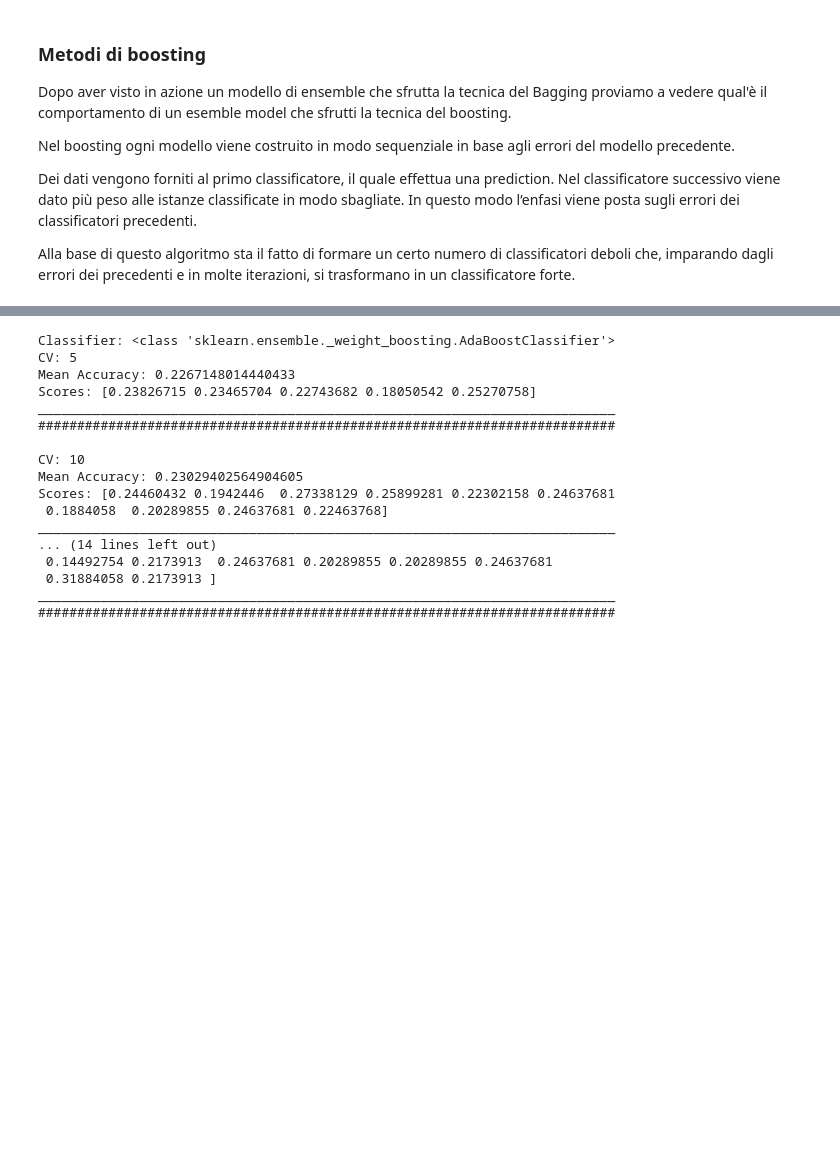
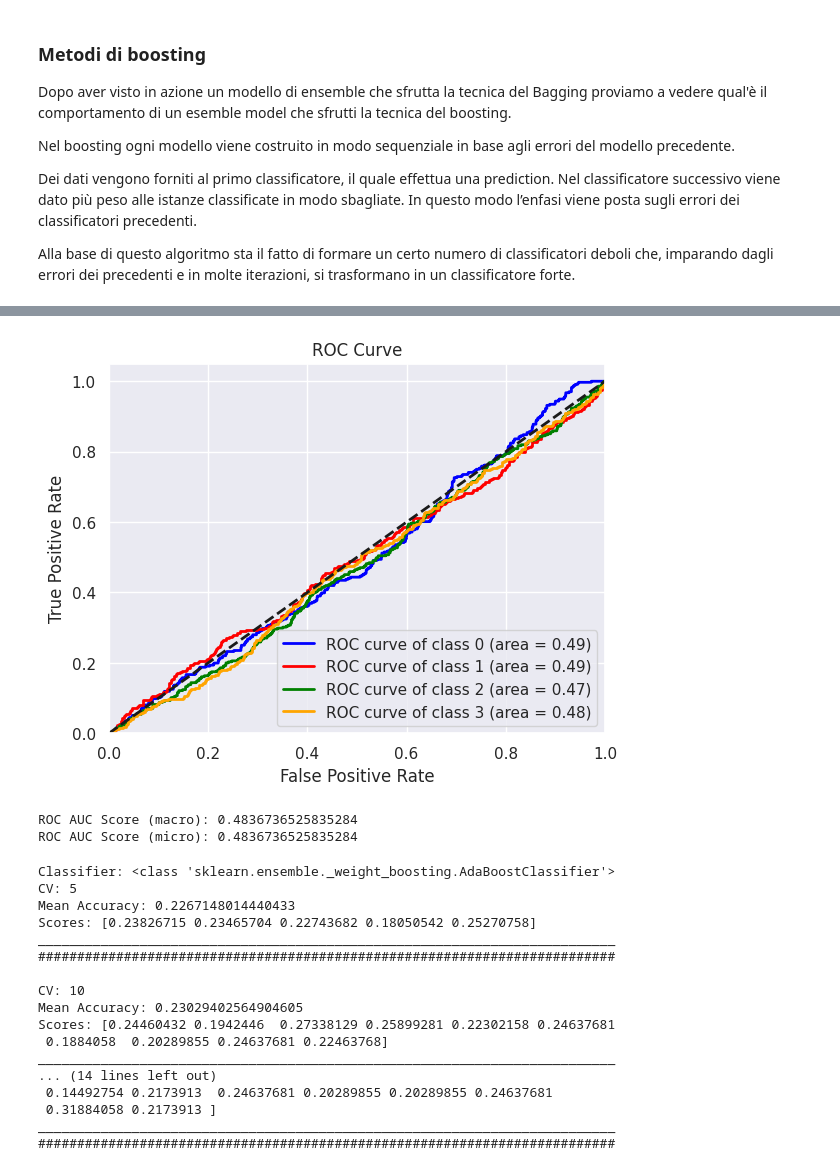
Before and after one commit to kozen88/HCV_DM23, a Jupyter notebook: Addestramento_modelli_di_esemble.ipynb, the cells around one changed output, grey strips where cells are left out. Drawn from its saved outputs; the diff is of its cells as text; code cells hidden in the pictures; blank space fills up the shorter version.

```diff
--- a/Addestramento_modelli_di_esemble.ipynb
+++ b/Addestramento_modelli_di_esemble.ipynb
@@ -249,3 +455,13 @@ Accurancy mediata su i 10 fold fatti: 0.23029402564904605
+# %%
+# Istanziazione di un modello Ada Boost
+clf_AB2 =  AdaBoostClassifier(n_estimators=50, random_state=42)
+
+# plotta la curva del roc_auc_score
+evaluate_roc_auc(clf_AB2 , X, y)
+# %% [output]
+[figure, added]
+ROC AUC Score (macro): 0.4836736525835284
+ROC AUC Score (micro): 0.4836736525835284
 # %%
 # proviamo adaboost sui  principali valori di folds per la cross_validation
 clf_nodA =[AdaBoostClassifier]
```
Also changed, not shown: parts of 19 cells of this notebook.
